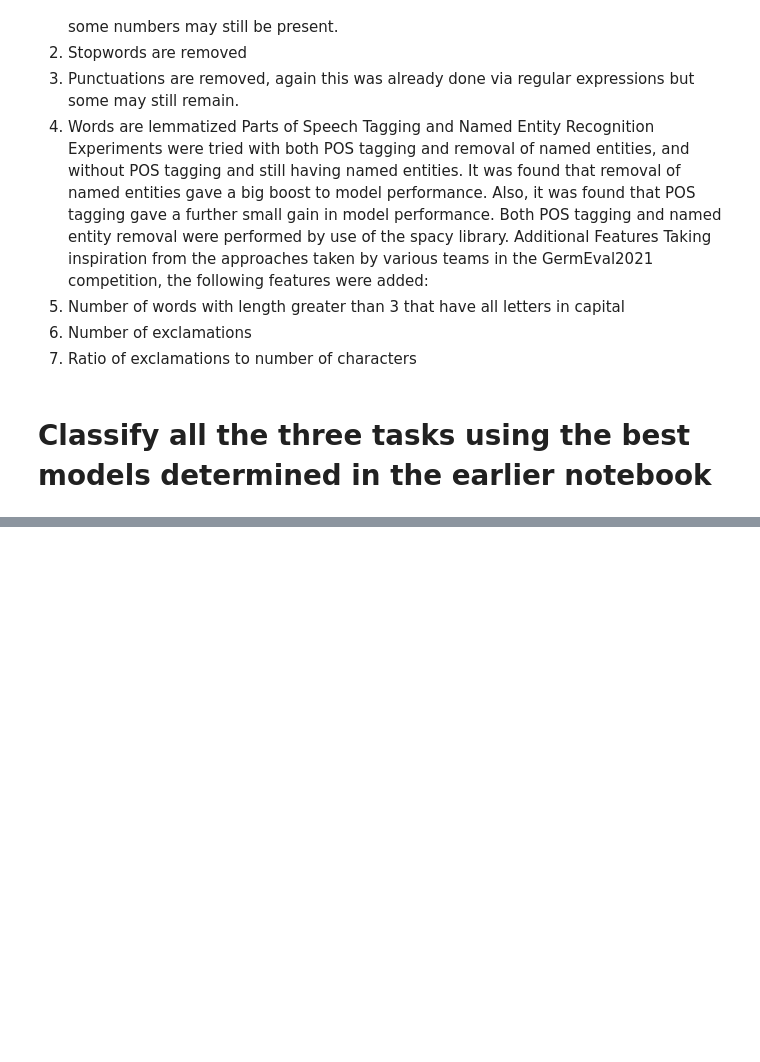
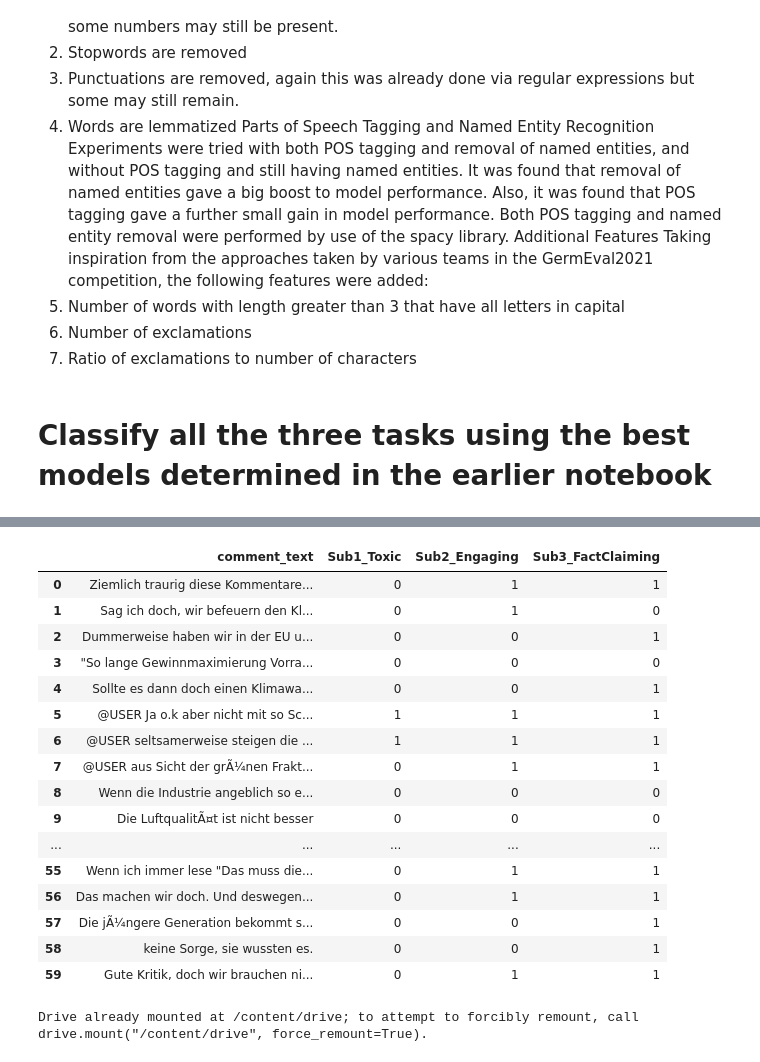
Before and after one commit to bhattacharjee/mtu-nlp-assignment, a Jupyter notebook: assignment1/best_model.ipynb, the cells around one changed output, grey strips where cells are left out. Cells and saved outputs as stored; diff of their text form; code cells hidden in the pictures; blank space fills up the shorter version.

```diff
--- a/assignment1/best_model.ipynb
+++ b/assignment1/best_model.ipynb
@@ -596,0 +597,31 @@ Sub3_FactClaiming MultinomialNB1 acc =  0.704630788485607 f1 =  0.59027777777777
+# %%
+result_df
+# %% [output]
+|  | comment_text | Sub1_Toxic | Sub2_Engaging | Sub3_FactClaiming |
+| 0 | Ziemlich traurig diese Kommentare... | 0 | 1 | 1 |
+| 1 | Sag ich doch, wir befeuern den Kl... | 0 | 1 | 0 |
+| 2 | Dummerweise haben wir in der EU u... | 0 | 0 | 1 |
+| 3 | "So lange Gewinnmaximierung Vorra... | 0 | 0 | 0 |
+| 4 | Sollte es dann doch einen Klimawa... | 0 | 0 | 1 |
+| 5 | @USER Ja o.k aber nicht mit so Sc... | 1 | 1 | 1 |
+| 6 | @USER seltsamerweise steigen die ... | 1 | 1 | 1 |
+| 7 | @USER aus Sicht der grÃ¼nen Frakt... | 0 | 1 | 1 |
+| 8 | Wenn die Industrie angeblich so e... | 0 | 0 | 0 |
+| 9 | Die LuftqualitÃ¤t ist nicht besser | 0 | 0 | 0 |
+| ... | ... | ... | ... | ... |
+| 55 | Wenn ich immer lese "Das muss die... | 0 | 1 | 1 |
+| 56 | Das machen wir doch. Und deswegen... | 0 | 1 | 1 |
+| 57 | Die jÃ¼ngere Generation bekommt s... | 0 | 0 | 1 |
+| 58 | keine Sorge, sie wussten es. | 0 | 0 | 1 |
+| 59 | Gute Kritik, doch wir brauchen ni... | 0 | 1 | 1 |
+# %%
+from google.colab import drive
+drive.mount('/content/drive')
+import os
+try:
+    os.mkdir('/content/drive/MyDrive/NLPAssignment')
+except Exception as e:
+    print(e)
+result_df.to_csv('/content/drive/MyDrive/NLPAssignment/GermEval2020_test_predicted.csv')
+# %% [output]
+Drive already mounted at /content/drive; to attempt to forcibly remount, call drive.mount("/content/drive", force_remount=True).
```
Also changed, not shown: parts of 1 cell of this notebook.
